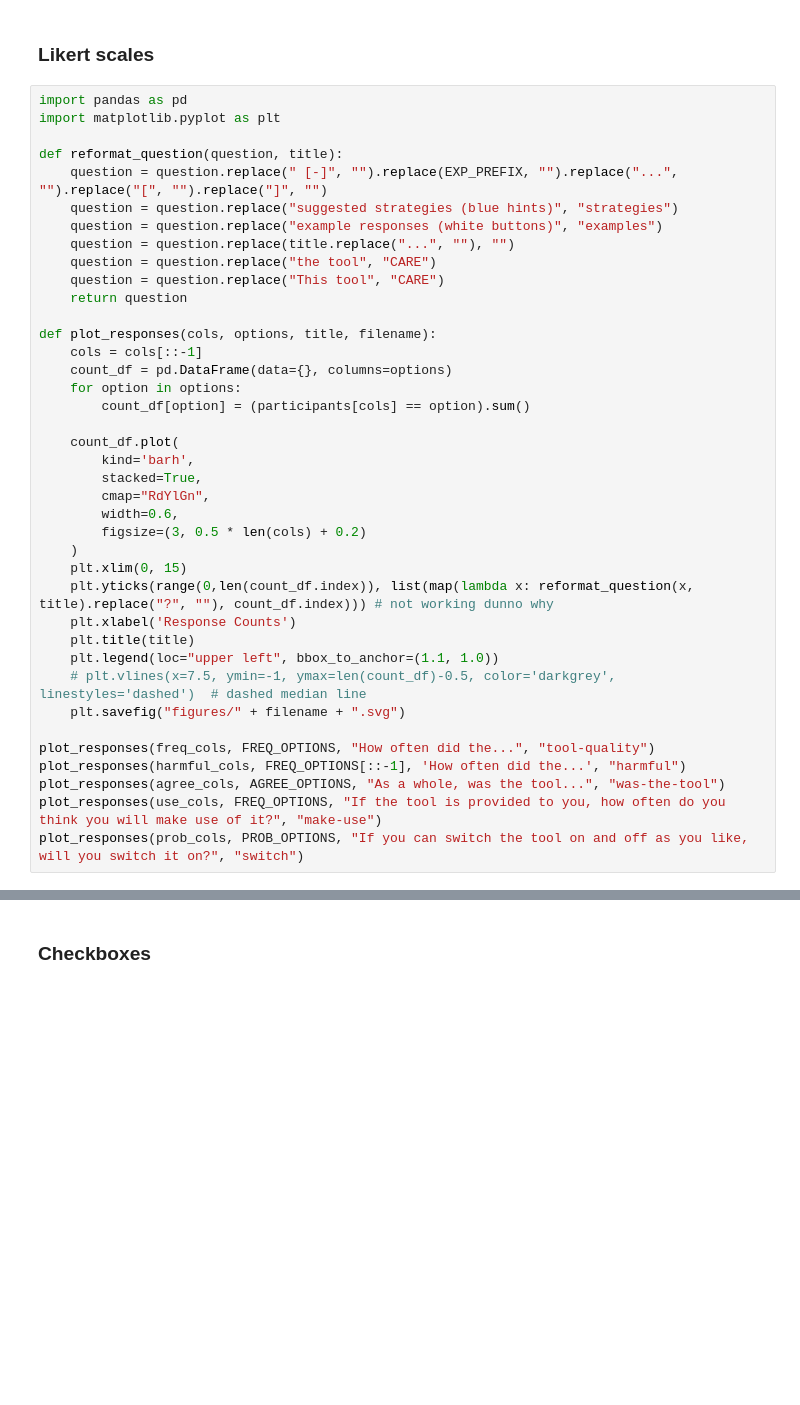
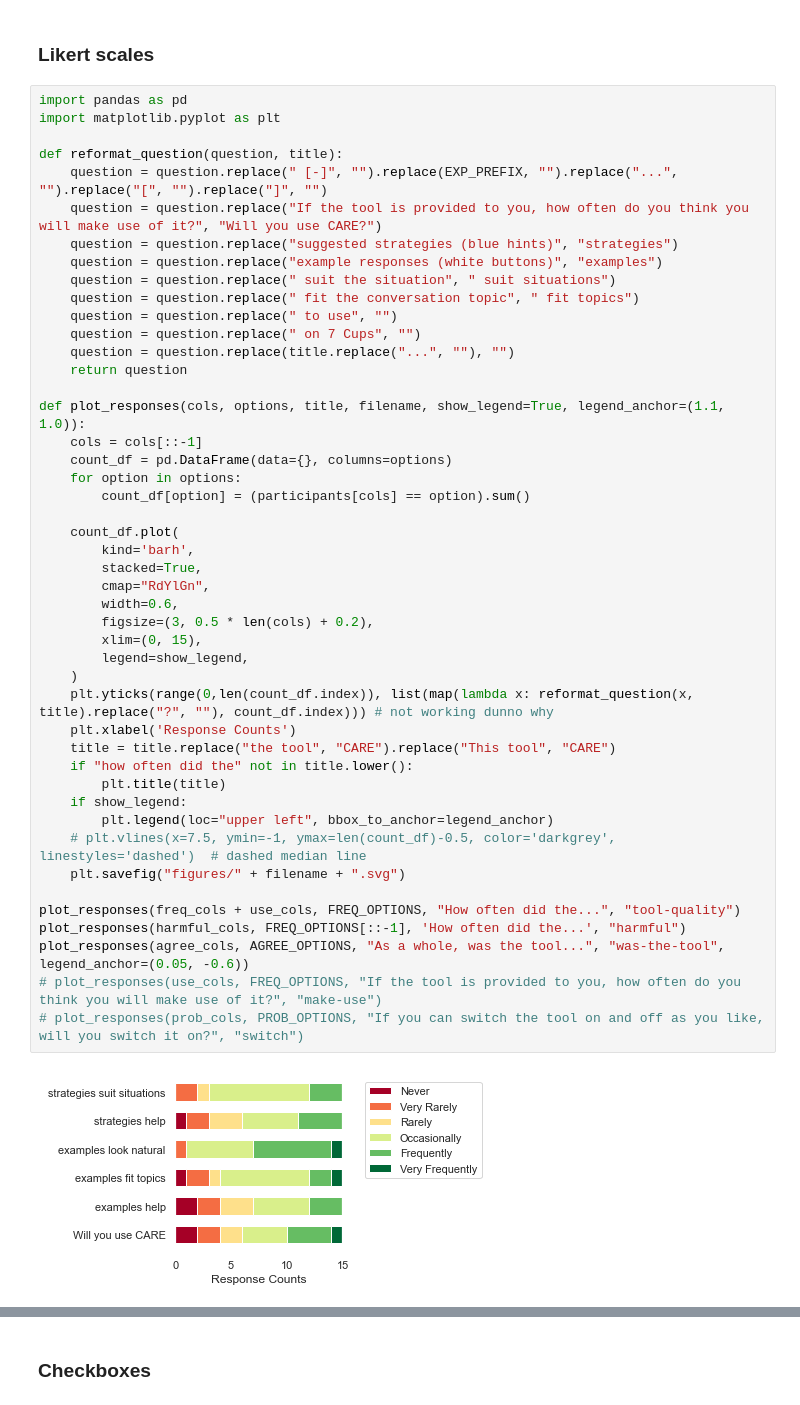
Before and after one commit to ktxlh/7cups-analysis, a Jupyter notebook: variables.ipynb, the cells around one changed output, grey strips where cells are left out. Saved outputs shown, nothing was run; the diff lists cells and outputs as text; blank space fills up the shorter version.

```diff
--- a/variables.ipynb
+++ b/variables.ipynb
@@ -236,39 +289,48 @@ if not os.path.isdir("figures"):
 # %%
 import pandas as pd
 import matplotlib.pyplot as plt
 
 def reformat_question(question, title):
     question = question.replace(" [-]", "").replace(EXP_PREFIX, "").replace("...", "").replace("[", "").replace("]", "")
+    question = question.replace("If the tool is provided to you, how often do you think you will make use of it?", "Will you use CARE?")
     question = question.replace("suggested strategies (blue hints)", "strategies")
     question = question.replace("example responses (white buttons)", "examples")
+    question = question.replace(" suit the situation", " suit situations")
+    question = question.replace(" fit the conversation topic", " fit topics")
+    question = question.replace(" to use", "")
+    question = question.replace(" on 7 Cups", "")
     question = question.replace(title.replace("...", ""), "")
-    question = question.replace("the tool", "CARE")
-    question = question.replace("This tool", "CARE")
     return question
 
-def plot_responses(cols, options, title, filename):
+def plot_responses(cols, options, title, filename, show_legend=True, legend_anchor=(1.1, 1.0)):
     cols = cols[::-1]
     count_df = pd.DataFrame(data={}, columns=options)
     for option in options:
         count_df[option] = (participants[cols] == option).sum()
 
     count_df.plot(
         kind='barh',
         stacked=True,
         cmap="RdYlGn",
         width=0.6,
-        figsize=(3, 0.5 * len(cols) + 0.2)
+        figsize=(3, 0.5 * len(cols) + 0.2),
+        xlim=(0, 15),
+        legend=show_legend,
     )
-    plt.xlim(0, 15)
     plt.yticks(range(0,len(count_df.index)), list(map(lambda x: reformat_question(x, title).replace("?", ""), count_df.index))) # not working dunno why
     plt.xlabel('Response Counts')
-    plt.title(title)
-    plt.legend(loc="upper left", bbox_to_anchor=(1.1, 1.0))
+    title = title.replace("the tool", "CARE").replace("This tool", "CARE")
+    if "how often did the" not in title.lower():
+        plt.title(title)
+    if show_legend:
+        plt.legend(loc="upper left", bbox_to_anchor=legend_anchor)
     # plt.vlines(x=7.5, ymin=-1, ymax=len(count_df)-0.5, color='darkgrey', linestyles='dashed')  # dashed median line
     plt.savefig("figures/" + filename + ".svg")
 
-plot_responses(freq_cols, FREQ_OPTIONS, "How often did the...", "tool-quality")
+plot_responses(freq_cols + use_cols, FREQ_OPTIONS, "How often did the...", "tool-quality")
 plot_responses(harmful_cols, FREQ_OPTIONS[::-1], 'How often did the...', "harmful")
-plot_responses(agree_cols, AGREE_OPTIONS, "As a whole, was the tool...", "was-the-tool")
-plot_responses(use_cols, FREQ_OPTIONS, "If the tool is provided to you, how often do you think you will make use of it?", "make-use")
-plot_responses(prob_cols, PROB_OPTIONS, "If you can switch the tool on and off as you like, will you switch it on?", "switch")
+plot_responses(agree_cols, AGREE_OPTIONS, "As a whole, was the tool...", "was-the-tool", legend_anchor=(0.05, -0.6))
+# plot_responses(use_cols, FREQ_OPTIONS, "If the tool is provided to you, how often do you think you will make use of it?", "make-use")
+# plot_responses(prob_cols, PROB_OPTIONS, "If you can switch the tool on and off as you like, will you switch it on?", "switch")
+# %% [output]
+[figure, added]
```
Also changed, not shown: parts of 57 cells of this notebook, 1 other file.
